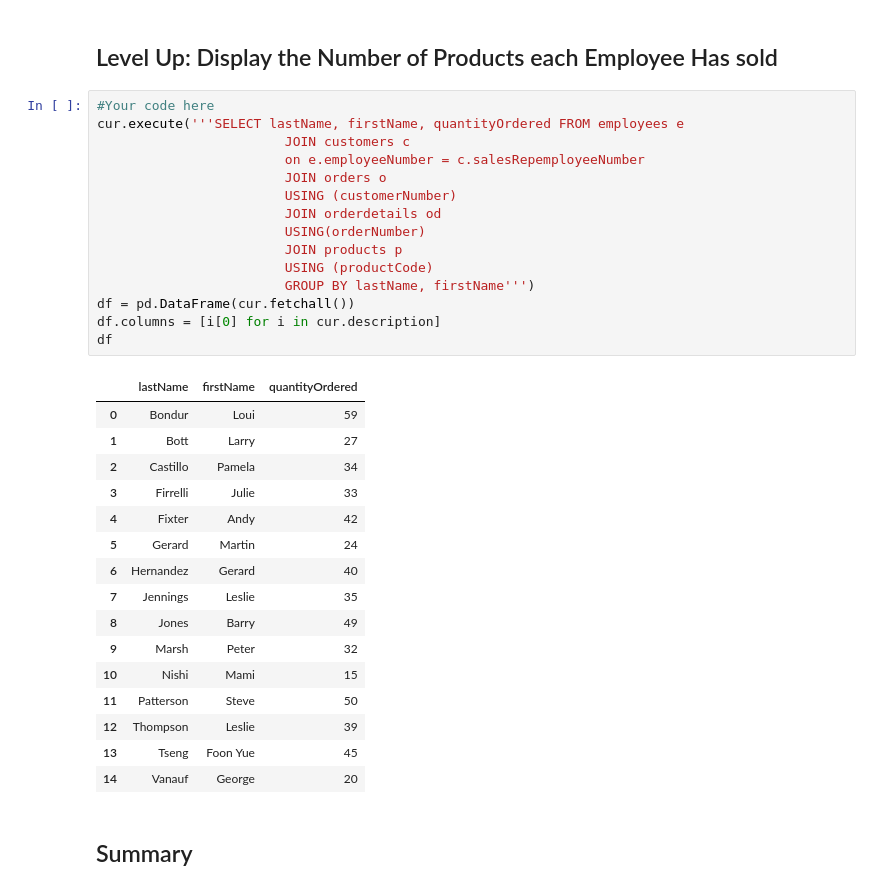
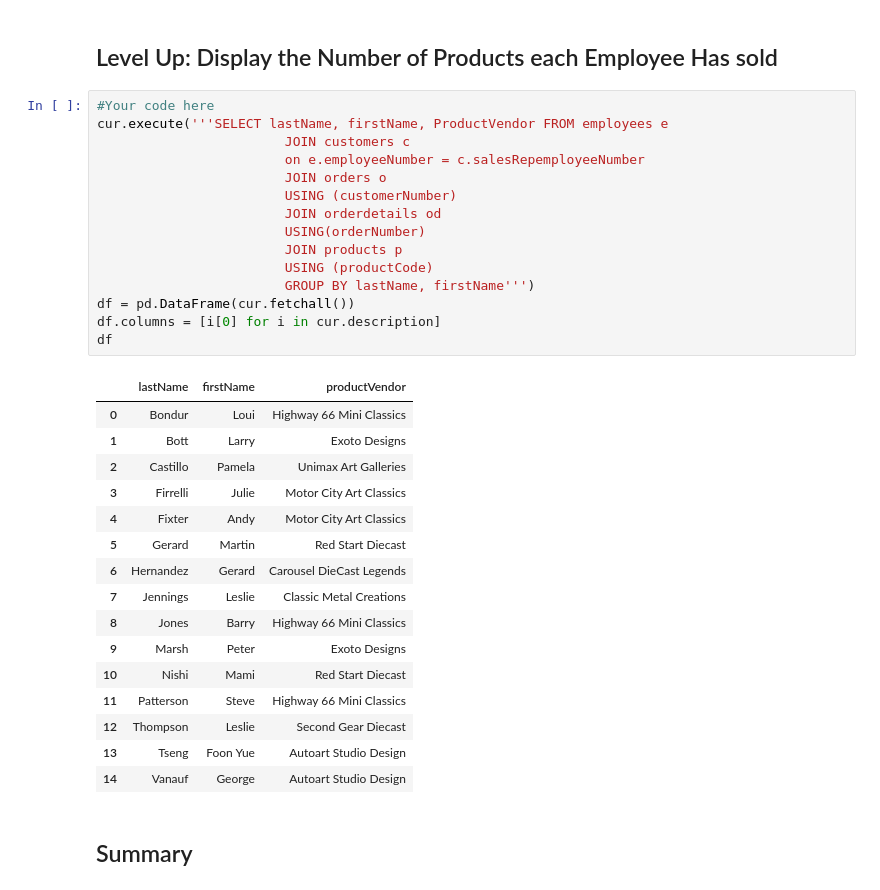
Before and after one commit to kevzha/dsc-1-05-11-join-statements-lab-nyc-ds-career-012819, a Jupyter notebook: index.ipynb, the cells around one changed output. Saved outputs shown, nothing was run; the diff lists cells and outputs as text.

```diff
--- a/index.ipynb
+++ b/index.ipynb
@@ -153,36 +153,36 @@ df
 ## Level Up: Display the Number of Products each Employee Has sold
 # %%
 #Your code here
-cur.execute('''SELECT lastName, firstName, quantityOrdered FROM employees e
+cur.execute('''SELECT lastName, firstName, ProductVendor FROM employees e
                         JOIN customers c
                         on e.employeeNumber = c.salesRepemployeeNumber
                         JOIN orders o
                         USING (customerNumber)
                         JOIN orderdetails od
                         USING(orderNumber)
                         JOIN products p
                         USING (productCode)
                         GROUP BY lastName, firstName''')
 df = pd.DataFrame(cur.fetchall())
 df.columns = [i[0] for i in cur.description]
 df
 # %% [output]
-|  | lastName | firstName | quantityOrdered |
-| 0 | Bondur | Loui | 59 |
-| 1 | Bott | Larry | 27 |
-| 2 | Castillo | Pamela | 34 |
-| 3 | Firrelli | Julie | 33 |
-| 4 | Fixter | Andy | 42 |
-| 5 | Gerard | Martin | 24 |
-| 6 | Hernandez | Gerard | 40 |
-| 7 | Jennings | Leslie | 35 |
-| 8 | Jones | Barry | 49 |
-| 9 | Marsh | Peter | 32 |
-| 10 | Nishi | Mami | 15 |
-| 11 | Patterson | Steve | 50 |
-| 12 | Thompson | Leslie | 39 |
-| 13 | Tseng | Foon Yue | 45 |
-| 14 | Vanauf | George | 20 |
+|  | lastName | firstName | productVendor |
+| 0 | Bondur | Loui | Highway 66 Mini Classics |
+| 1 | Bott | Larry | Exoto Designs |
+| 2 | Castillo | Pamela | Unimax Art Galleries |
+| 3 | Firrelli | Julie | Motor City Art Classics |
+| 4 | Fixter | Andy | Motor City Art Classics |
+| 5 | Gerard | Martin | Red Start Diecast |
+| 6 | Hernandez | Gerard | Carousel DieCast Legends |
+| 7 | Jennings | Leslie | Classic Metal Creations |
+| 8 | Jones | Barry | Highway 66 Mini Classics |
+| 9 | Marsh | Peter | Exoto Designs |
+| 10 | Nishi | Mami | Red Start Diecast |
+| 11 | Patterson | Steve | Highway 66 Mini Classics |
+| 12 | Thompson | Leslie | Second Gear Diecast |
+| 13 | Tseng | Foon Yue | Autoart Studio Design |
+| 14 | Vanauf | George | Autoart Studio Design |
 # %% [markdown]
 ## Summary
 # %% [markdown]
```
